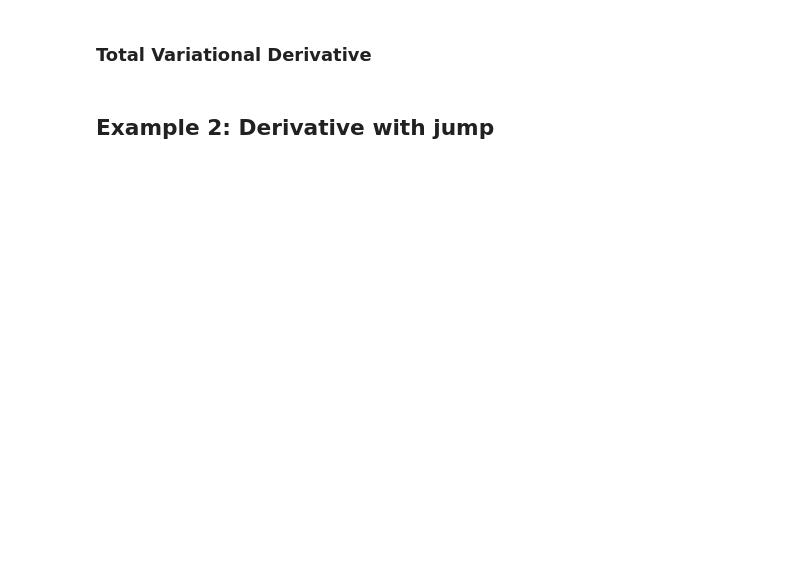
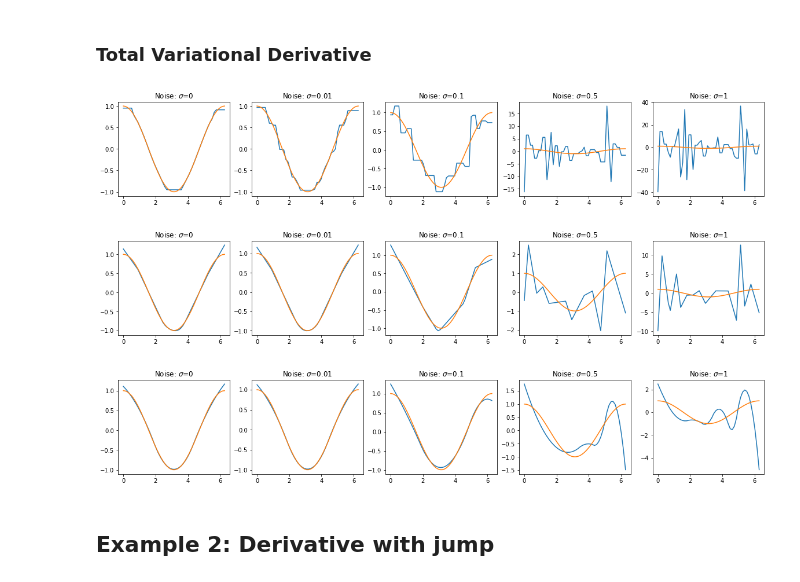
Before and after one commit to andgoldschmidt/derivative, a Jupyter notebook: docs/notebooks/Derivatives_Review.ipynb, the cells around one changed output. Saved outputs shown, nothing was run; the diff lists cells and outputs as text; code cells hidden in the pictures; blank space fills up the shorter version.

```diff
--- a/docs/notebooks/Derivatives_Review.ipynb
+++ b/docs/notebooks/Derivatives_Review.ipynb
@@ -97,16 +105,18 @@ plot_example(yes_filter, x, noisy_sin, np.cos, sigmas)
 # %% [markdown]
 ### Total Variational Derivative
 # %%
-with warnings.catch_warnings():
-    warnings.simplefilter('ignore')
-    tvd =  prime.TotalVariation(alpha=1e-3, order=1, tol=0.01)
-    plot_example(tvd, x, noisy_sin, np.cos, sigmas)
+tvd =  prime.TrendFiltered(alpha=1e-3, order=0, max_iter=1e6)
+plot_example(tvd, x, noisy_sin, np.cos, sigmas)
 
-    tvd =  prime.TotalVariation(alpha=1e-3, order=2)
-    plot_example(tvd, x, noisy_sin, np.cos, sigmas)
+tvd =  prime.TrendFiltered(alpha=1e-3, order=1, max_iter=1e6)
+plot_example(tvd, x, noisy_sin, np.cos, sigmas)
 
-    tvd =  prime.TotalVariation(alpha=1e-3, order=3)
-    plot_example(tvd, x, noisy_sin, np.cos, sigmas)
+tvd =  prime.TrendFiltered(alpha=1e-3, order=2, max_iter=1e6)
+plot_example(tvd, x, noisy_sin, np.cos, sigmas)
+# %% [output]
+[figure, added]
+[figure, added]
+[figure, added]
 # %% [markdown]
 ## Example 2: Derivative with jump
 # %%
```
Also changed, not shown: parts of 14 cells of this notebook, 3 other files.
